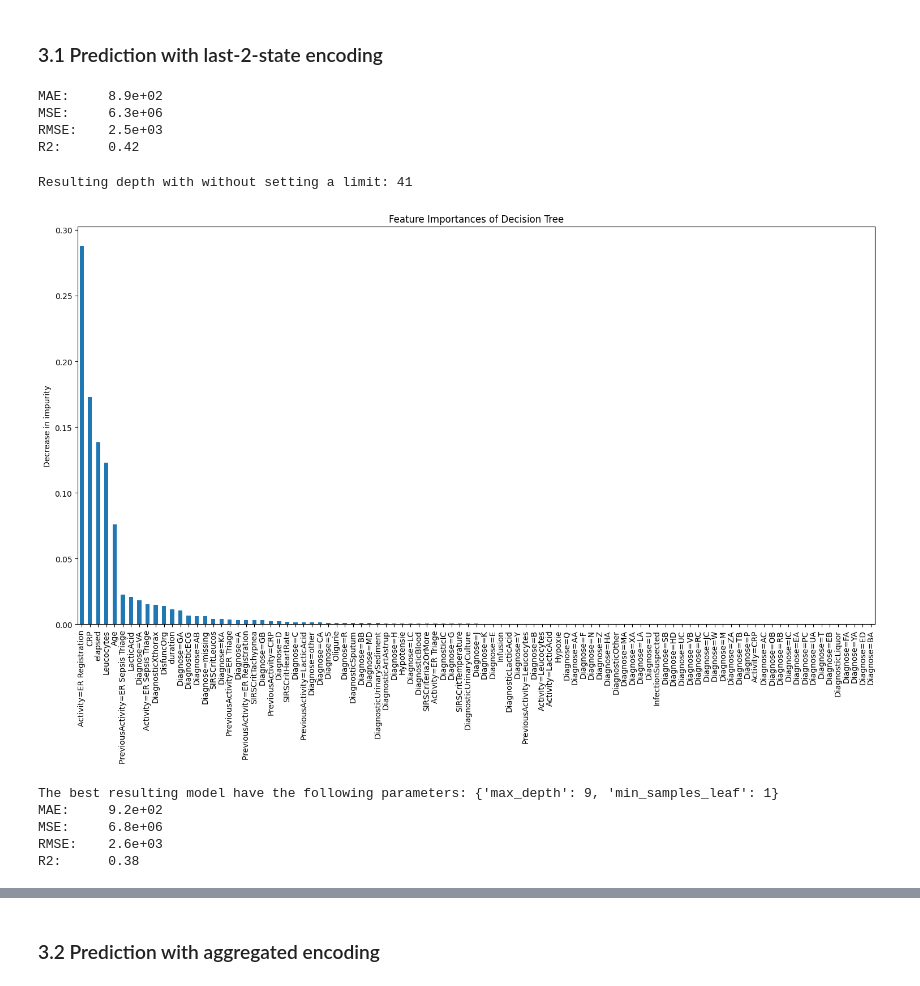
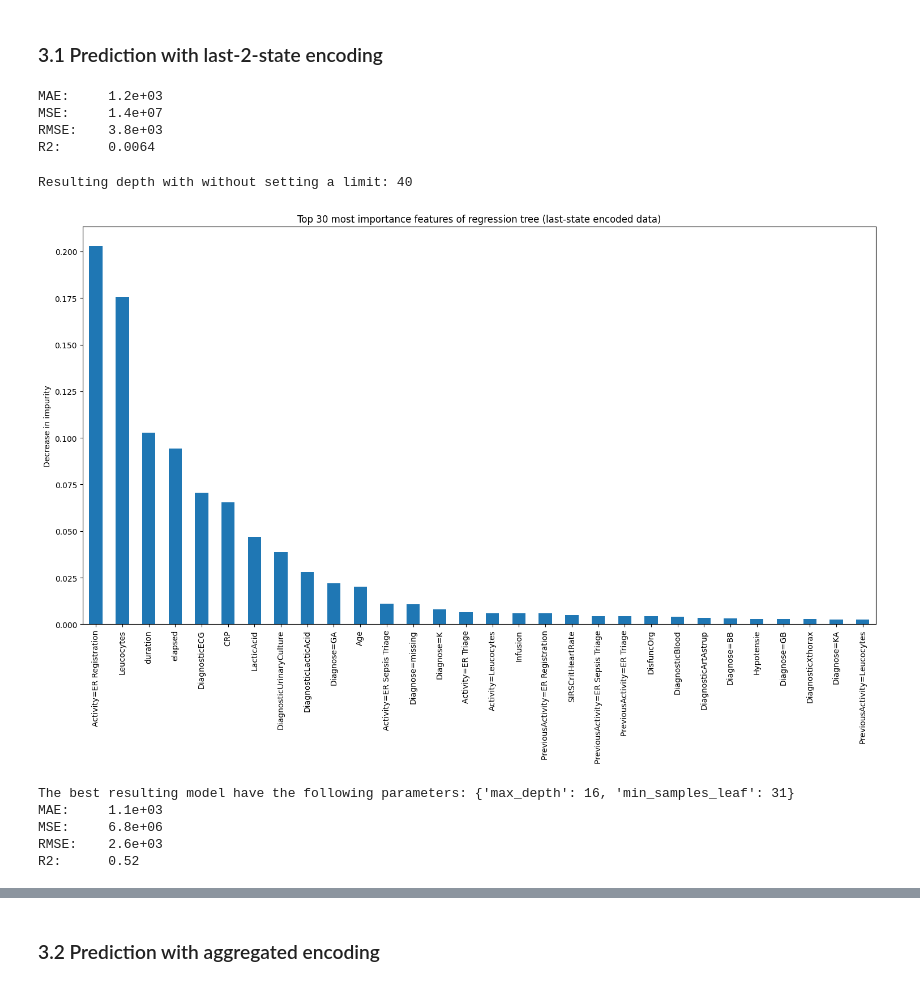
Before and after one commit to MarognaLorenzo/ApplicationOfMachineLearning, a Jupyter notebook: Assignment2/notebooks/All.ipynb, the cells around one changed output, grey strips where cells are left out. Saved outputs shown, nothing was run; the diff lists cells and outputs as text; code cells hidden in the pictures.

Commit message:
Use group_train_test_split function

```diff
--- a/Assignment2/notebooks/All.ipynb
+++ b/Assignment2/notebooks/All.ipynb
@@ -416,7 +416,21 @@ Choose the size of your test data. Furthermore, how did you split the data? Moti
 
 Tips: *You may consider reuse some of your code from Assignment 1 Task 1.2*
 # %%
-from sklearn.model_selection import train_test_split
+from sklearn.model_selection import GroupShuffleSplit
+
+
+def group_train_test_split(X, y, groups, test_size=0.2):
+    splitter = GroupShuffleSplit(
+        test_size=test_size, n_splits=1, random_state=RANDOM_SEED
+    )
+    split = splitter.split(X, y, groups)
+    train_idx, test_idx = next(split)
+    X_train = X.iloc[train_idx]
+    X_test = X.iloc[test_idx]
+    y_train = y.iloc[train_idx]
+    y_test = y.iloc[test_idx]
+    return X_train, X_test, y_train, y_test
+
 
 columns_to_exclude = TIMESTAMP_FEATURES + IDENTIFIER_FEATURES + ["remtime"]
 class_column = "remtime"
@@ -425,16 +439,18 @@ class_column = "remtime"
 features_ls = [c for c in data_ls.columns if c not in columns_to_exclude]
 X_ls = data_ls[features_ls]
 y_ls = data_ls[[class_column]]
-X_ls_train, X_ls_test, y_ls_train, y_ls_test = train_test_split(
-    X_ls, y_ls, test_size=0.2, random_state=RANDOM_SEED, shuffle=True
+groups_ls = data_ls[["Case ID"]]
+X_ls_train, X_ls_test, y_ls_train, y_ls_test = group_train_test_split(
+    data_ls[features_ls], data_ls[[class_column]], groups_ls
 )
 
 # TODO: create training data and held-out test data for *data_ag*
 features_ag = [c for c in data_ag.columns if c not in columns_to_exclude]
 X_ag = data_ag[features_ag]
 y_ag = data_ag[[class_column]]
-X_ag_train, X_ag_test, y_ag_train, y_ag_test = train_test_split(
-    X_ag, y_ag, test_size=0.2, random_state=RANDOM_SEED, shuffle=True
+groups_ag = data_ag[["Case ID"]]
+X_ag_train, X_ag_test, y_ag_train, y_ag_test = group_train_test_split(
+    data_ag[features_ag], data_ag[[class_column]], groups_ag
 )
 # %% [markdown]
 ----
@@ -505,30 +521,35 @@ rt_ls_default.fit(X_ls_train, y_ls_train)
 res = rt_ls_default.predict(X_ls_test)
 rt_ls_default_performance = performance_metrics(y_ls_test, res)
 # %% [output]
-MAE:     8.9e+02
-MSE:     6.3e+06
-RMSE:    2.5e+03
-R2:      0.42
+MAE:     1.2e+03
+MSE:     1.4e+07
+RMSE:    3.8e+03
+R2:      0.0064
 # %%
 # TODO: plot the feature importances
 
 
-def plot_feature_importance(classifier, features):
-    feature_importance = pd.Series(
-        classifier.feature_importances_, index=features
-    ).sort_values(ascending=False)
+def plot_feature_importance(classifier, features, n, subtitle=None):
+    feature_importance = (
+        pd.Series(classifier.feature_importances_, index=features)
+        .sort_values(ascending=False)
+        .head(n)
+    )
     fig, ax = plt.subplots(figsize=(15, 10))
     feature_importance.plot.bar(ax=ax)
-    ax.set_title(f"Feature Importances of Decision Tree")
+    title = f"Top {n} most importance features of regression tree"
+    if subtitle is not None:
+        title += f" ({subtitle})"
+    ax.set_title(title)
     ax.set_ylabel("Decrease in impurity")
     fig.tight_layout()
 
 
-plot_feature_importance(rt_ls_default, X_ls_train.columns)
+plot_feature_importance(rt_ls_default, X_ls_train.columns, 30, "last-state encoded data")
 print(f"Resulting depth with without setting a limit: {rt_ls_default.get_depth()}")
 # %% [output]
-Resulting depth with without setting a limit: 41
+Resulting depth with without setting a limit: 40
-[figure, old version]
+[figure, new version]
 # %%
 # Learn optimal model
 rt_ls_grid_search = GridSearchCV(
@@ -552,11 +573,11 @@ best_model_rt_ls = rt_ls_grid_search.best_estimator_
 best_model_rt_ls.fit(X_ls_train, y_ls_train)
 rt_ls_best_performance = performance_metrics(y_ls_test, best_model_rt_ls.predict(X_ls_test))
 # %% [output]
-The best resulting model have the following parameters: {'max_depth': 9, 'min_samples_leaf': 1}
-MAE:     9.2e+02
+The best resulting model have the following parameters: {'max_depth': 16, 'min_samples_leaf': 31}
+MAE:     1.1e+03
 MSE:     6.8e+06
 RMSE:    2.6e+03
-R2:      0.38
+R2:      0.52
 # %%
 # TODO: create 2D or 3D plot that shows how the selected parameter values affect the MAE (or RMSE).
 
```
Also changed, not shown: parts of 15 cells of this notebook.
